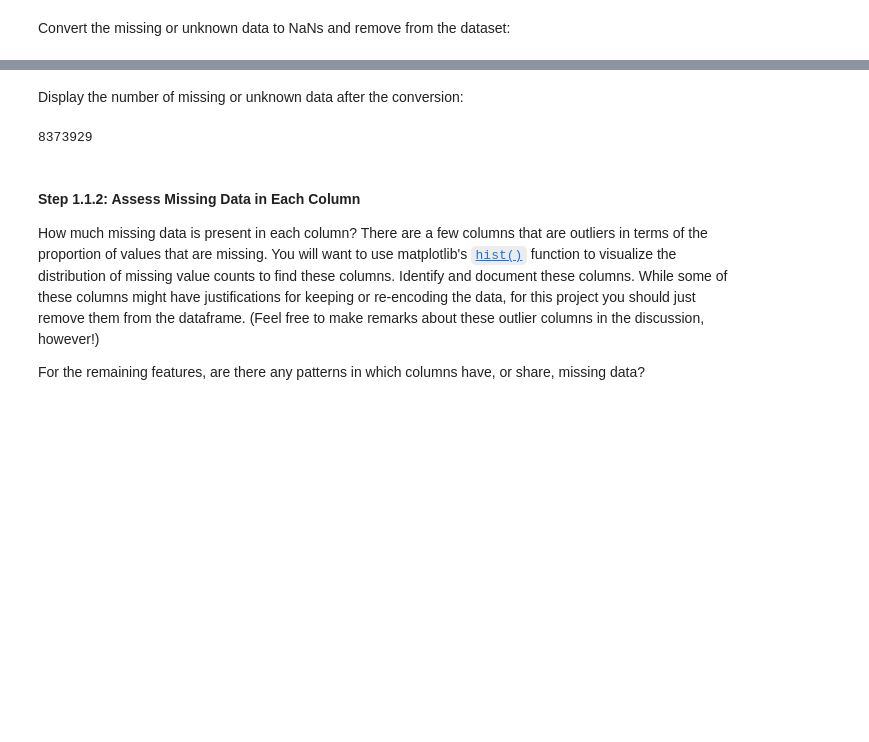
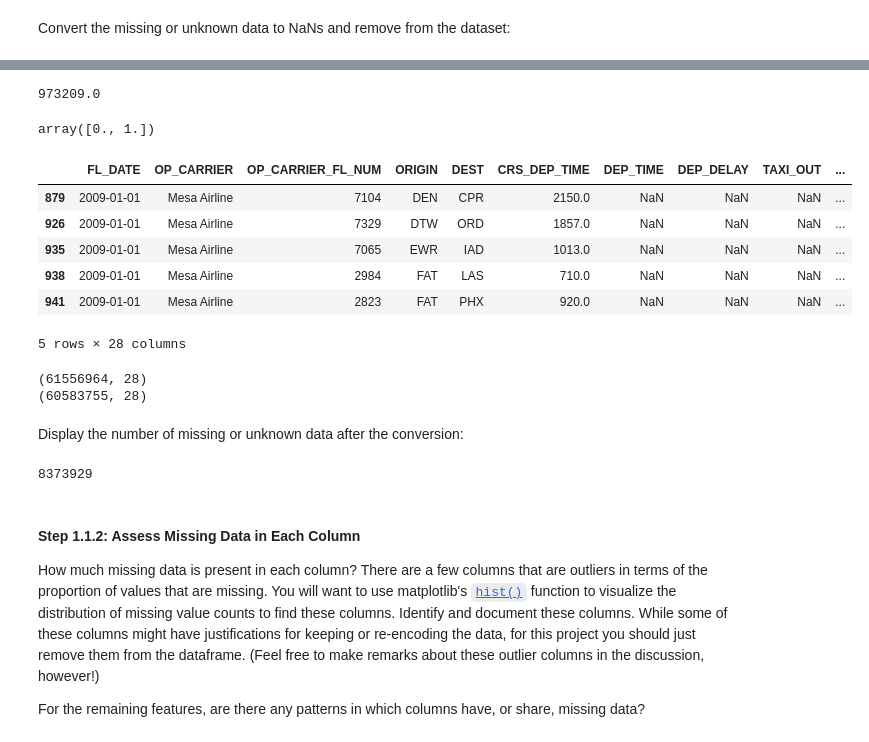
Before and after one commit to misterpsmith/wgu-d195, a Jupyter notebook: flight-delay-causes.ipynb, the cells around one changed output, grey strips where cells are left out. Cells and saved outputs as stored; diff of their text form; code cells hidden in the pictures; blank space fills up the shorter version.

```diff
--- a/flight-delay-causes.ipynb
+++ b/flight-delay-causes.ipynb
@@ -267,0 +346,26 @@ for column in range(azdias.shape[1]):
+# %%
+years['OP_CARRIER'].replace({
+    'UA': 'United Airlines',
+    'AS': 'Alaska Airlines',
+    '9E': 'Endeavor Air',
+    'B6': 'JetBlue Airways',
+    'EV': 'ExpressJet',
+    'F9': 'Frontier Airlines',
+    'G4': 'Allegiant Air',
+    'HA': 'Hawaiian Airlines',
+    'MQ': 'Envoy Air',
+    'NK': 'Spirit Airlines',
+    'OH': 'PSA Airlines',
+    'OO': 'SkyWest Airlines',
+    'VX': 'Virgin America',
+    'WN': 'Southwest Airlines',
+    'YV': 'Mesa Airline',
+    'YX': 'Republic Airways',
+    'AA': 'American Airlines',
+    'DL': 'Delta Airlines',
+    'XE': 'JSX',
+    'NW': 'Northwest Airlines',
+    'US': 'US Airways',
+    'FL': 'Airtran Airways',
+    'CO': 'Continental Airlines'
+}, inplace = True)
@@ -267,0 +383,29 @@ for column in range(azdias.shape[1]):
+# %%
+years.CANCELLED.sum()
+# %% [output]
+973209.0
+# %%
+years.CANCELLED.unique()
+# %% [output]
+array([0., 1.])
+# %%
+cancelled_flights = years[(years['CANCELLED'] > 0)]
+cancelled_flights.head()
+# %% [output]
+|  | FL_DATE | OP_CARRIER | OP_CARRIER_FL_NUM | ORIGIN | DEST | CRS_DEP_TIME | DEP_TIME | DEP_DELAY | TAXI_OUT | ... |
+| 879 | 2009-01-01 | Mesa Airline | 7104 | DEN | CPR | 2150.0 | NaN | NaN | NaN | ... |
+| 926 | 2009-01-01 | Mesa Airline | 7329 | DTW | ORD | 1857.0 | NaN | NaN | NaN | ... |
+| 935 | 2009-01-01 | Mesa Airline | 7065 | EWR | IAD | 1013.0 | NaN | NaN | NaN | ... |
+| 938 | 2009-01-01 | Mesa Airline | 2984 | FAT | LAS | 710.0 | NaN | NaN | NaN | ... |
+| 941 | 2009-01-01 | Mesa Airline | 2823 | FAT | PHX | 920.0 | NaN | NaN | NaN | ... |
+5 rows × 28 columns
+# %%
+# Cancelled flights are not delayed flight.
+# We can filter out cancelled flights for analysis.
+
+print(years.shape)
+years = years[(years['CANCELLED'] == 0)]
+print(years.shape)
+# %% [output]
+(61556964, 28)
+(60583755, 28)
```
Also changed, not shown: parts of 23 cells of this notebook.
